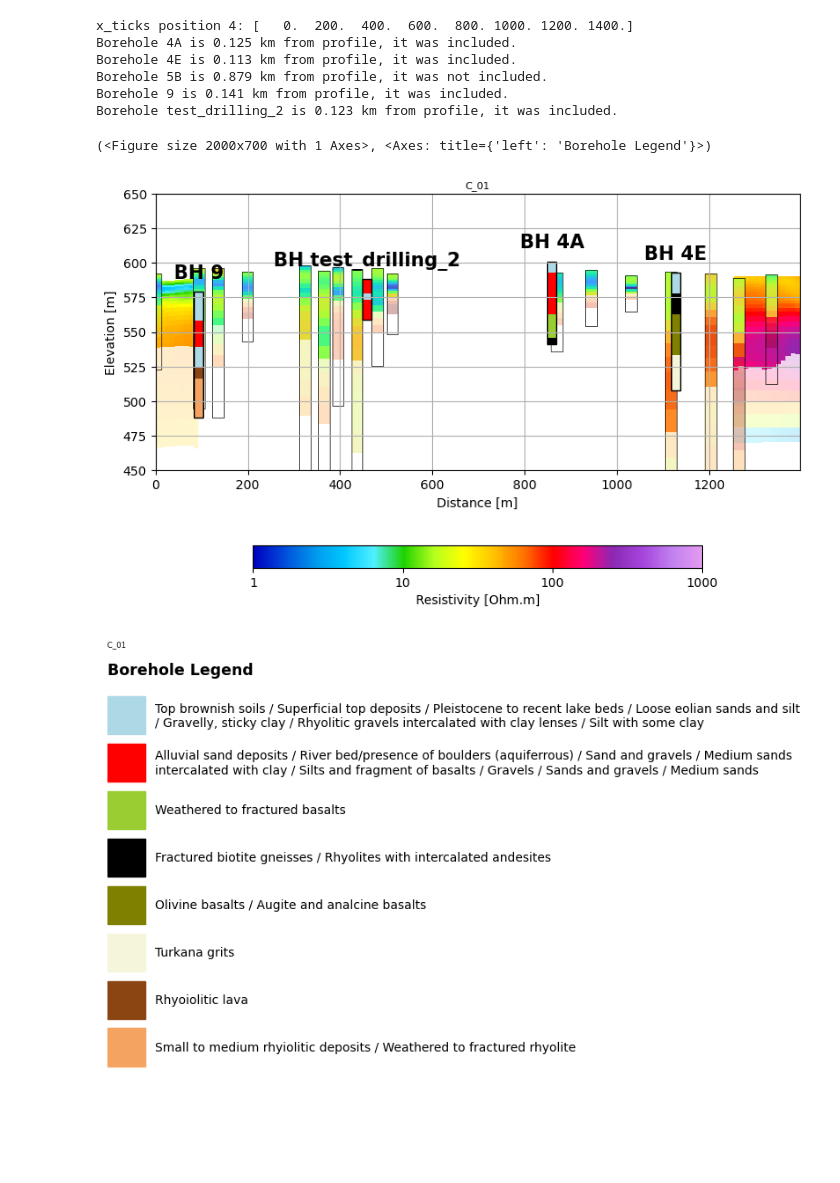
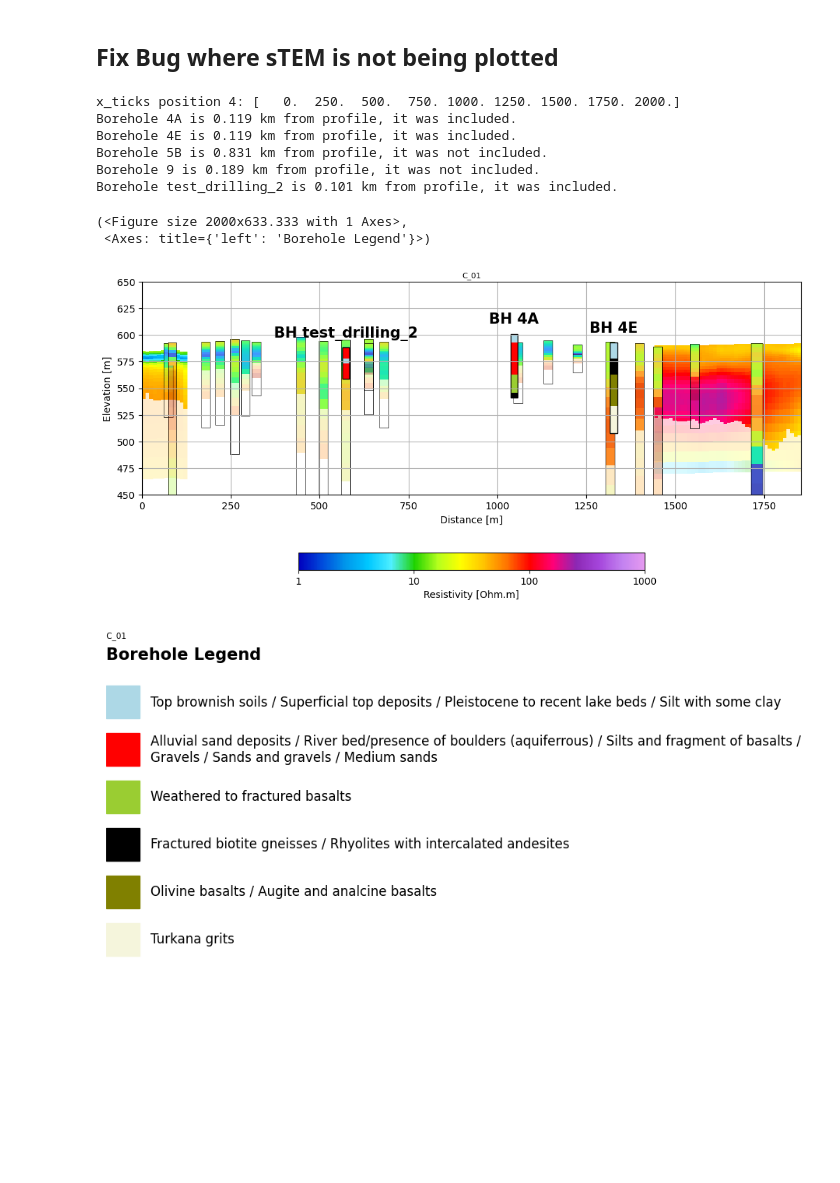
Before and after one commit to ivanyvela/ProfilePlotter, a Jupyter notebook: Examples/Kakuma.ipynb, the cells around one changed output. Drawn from its saved outputs; the diff is of its cells as text; code cells hidden in the pictures; blank space fills up the shorter version.

```diff
--- a/Examples/Kakuma.ipynb
+++ b/Examples/Kakuma.ipynb
@@ -5,3 +1,5 @@ Next step check if pushing to both github and gitlab through VSCode GUI
+# %% [markdown]
+## Fix Bug where sTEM is not being plotted
 # %%
 # import necessary packages
 import sys
@@ -47,47 +45,46 @@ model.loadBoreholes(borehole_paths)
 # %%
 
 
-
-
 #prof_coord_paths = glob('../data/profiles' + '/prof*.csv')
-prof_coord_paths = glob('../Examples/profiles' + '/*.csv') # We assume all .csv files are to be taken
+prof_coord_paths = glob('../Examples/profiles' + '/*.shp') # We assume all .csv files are to be taken
 
 # profile coords are saved as a list of dictionaries
-model.loadProfileCoords(prof_coord_paths, file_type='csv')
+model.loadProfileCoords(prof_coord_paths, file_type='shp')
 
 profile_idx = 0
 model.createProfiles(ttem_model_idx=0, profile_idx = profile_idx, interp_radius=100, model_spacing=10) #original interp_radius=50, model_Spacing=10      #24 is short and gives an error
 # %%
 
 # Now we can create a plot object to plot the models
 #background can be 'imagery' or 'osm'
 plot = profiler.Plot(model)
 
 fig, ax = plt.subplots(1, 1, figsize=(20,5))
 #fig  = plt.subplots(1, 1, figsize=(20,5))
 scale = 3
 vmin=1
 vmax=1000
 #plot.TEMProfile(profile_idx=profile_idx, cmap=aarhus_cmap, zmin=450, zmax=650, ax=ax, scale=scale, cbar_orientation='horizontal', vmax=vmax)
 plot.TEMProfile(profile_idx=profile_idx, zmin=450, zmax=650,ax=ax , scale=scale, cbar_orientation='horizontal', vmax=vmax)
 #cbar_ax = fig.axes[-1]  # Access the last created axes, which should be the colorbar
 #cbar_ax.set_position([0.75, 0.07, 0.24, 0.1])  # fits for zmin=450, zmax=650 figsize=(20,5)
-#plot.addTEMSoundings(profile_idx=0, stem_model_idx=0, search_radius=100, model_width=35, ax=None, print_msg=False, vmax=vmax)
-#plot.addTEMSoundings(profile_idx=profile_idx, stem_model_idx=1, search_radius=100, model_width=35,ax=None, print_msg=False, vmax=vmax)
+plot.addTEMSoundings(profile_idx=profile_idx, stem_model_idx=0, search_radius=100, model_width=35, ax=ax, print_msg=False, vmax=vmax)
+plot.addTEMSoundings(profile_idx=profile_idx, stem_model_idx=1, search_radius=100, model_width=35,ax=ax, print_msg=False, vmax=vmax)
 plot.addProfilerSoundings(profile_idx=profile_idx, profiler_model_idx=0, search_radius=50, model_width=25, ax=ax, print_msg=False, vmax=vmax)
 plotted_boreholes_tuple = plot.addBoreholes(profile_idx=profile_idx, ax=ax, search_radius = 150, bh_width=20 , print_msg=True, alpha=1, add_label=True,text_size=15, shift=20) #we get the plotted boreholes and the profile idx in plotted_boreholes_tuple
 # Add the borehole legend as a separate image, passing the plotted boreholes
 plot.addBoreholeLegend(plotted_boreholes_tuple, text_size=10, max_char=100)
 # %% [output]
-x_ticks position 4: [   0.  200.  400.  600.  800. 1000. 1200. 1400.]
-Borehole 4A is 0.125 km from profile, it was included.
-Borehole 4E is 0.113 km from profile, it was included.
-Borehole 5B is 0.879 km from profile, it was not included.
-Borehole 9 is 0.141 km from profile, it was included.
-Borehole test_drilling_2 is 0.123 km from profile, it was included.
+x_ticks position 4: [   0.  250.  500.  750. 1000. 1250. 1500. 1750. 2000.]
+Borehole 4A is 0.119 km from profile, it was included.
+Borehole 4E is 0.119 km from profile, it was included.
+Borehole 5B is 0.831 km from profile, it was not included.
+Borehole 9 is 0.189 km from profile, it was not included.
+Borehole test_drilling_2 is 0.101 km from profile, it was included.
-(<Figure size 2000x700 with 1 Axes>, <Axes: title={'left': 'Borehole Legend'}>)
+(<Figure size 2000x633.333 with 1 Axes>,
+ <Axes: title={'left': 'Borehole Legend'}>)
-[figure, old version]
+[figure, new version]
-[figure, old version]
+[figure, new version]
 # %%
 
 tif_file = '../Examples/tiff/Kakuma_EPSG_32636.tif'
```
Also changed, not shown: parts of 2 cells of this notebook, 7 other files.
